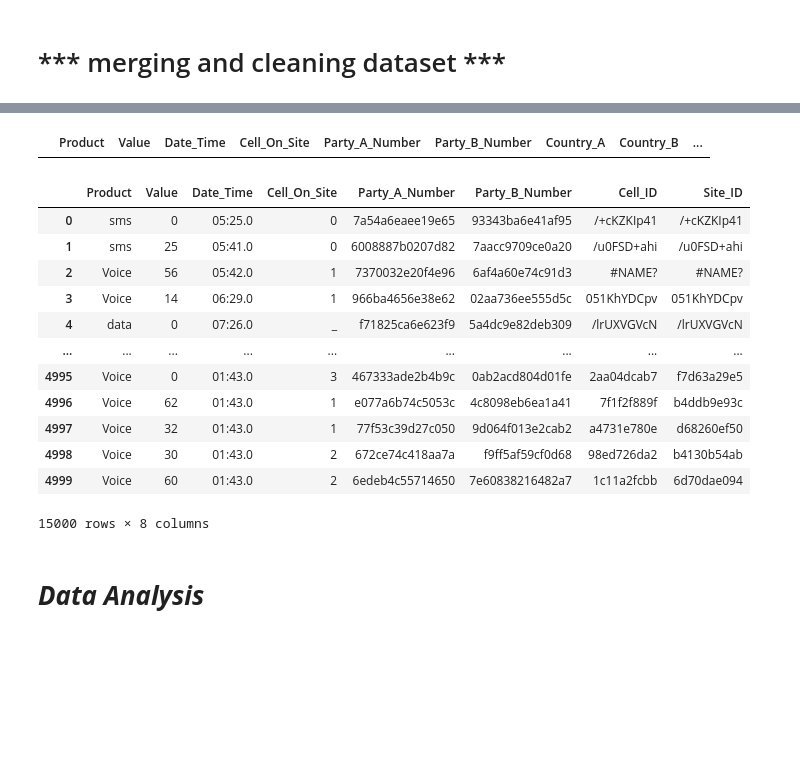
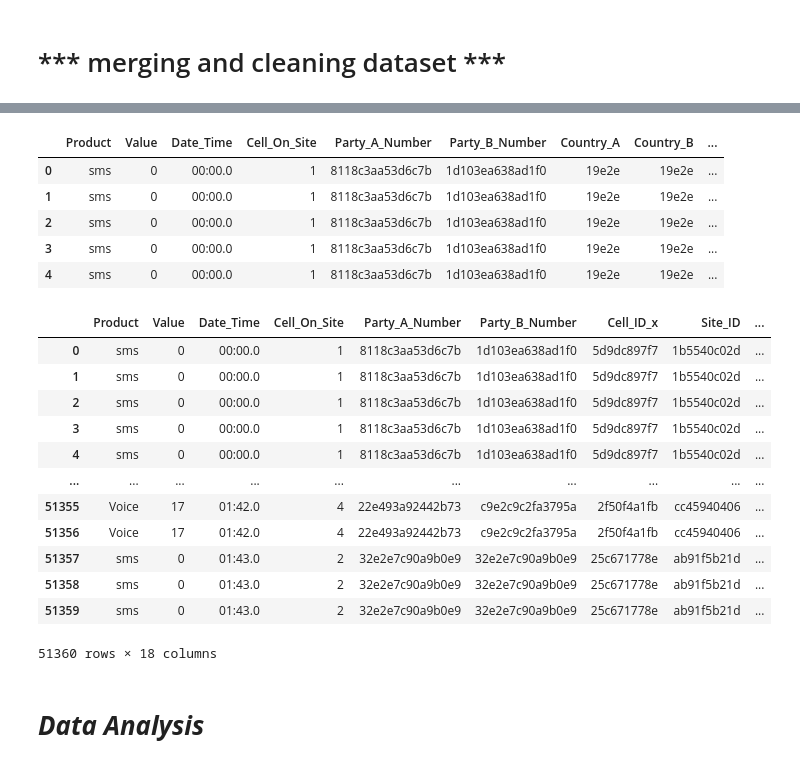
Before and after one commit to amishali/Data-analysis, a Jupyter notebook: pythonwk3ip.ipynb, the cells around one changed output, grey strips where cells are left out. Cells and saved outputs as stored; diff of their text form; code cells hidden in the pictures; blank space fills up the shorter version.

```diff
--- a/pythonwk3ip.ipynb
+++ b/pythonwk3ip.ipynb
@@ -166,28 +186,34 @@ df_final
 # %%
 #Merge CDR and Cell Data on how and the state key
-df_final_cells = pd.merge(df_cdr,df, how='inner', on=['Cell_ID'])
-df_final_cells
+df_final_cells = pd.merge(df_cdr,df, how='inner', on=['Site_ID'])
+df_final_cells.head()
+
 #df_cdr_cells.info()
 # %% [output]
 |  | Product | Value | Date_Time | Cell_On_Site | Party_A_Number | Party_B_Number | Country_A | Country_B | ... |
+| 0 | sms | 0 | 00:00.0 | 1 | 8118c3aa53d6c7b | 1d103ea638ad1f0 | 19e2e | 19e2e | ... |
+| 1 | sms | 0 | 00:00.0 | 1 | 8118c3aa53d6c7b | 1d103ea638ad1f0 | 19e2e | 19e2e | ... |
+| 2 | sms | 0 | 00:00.0 | 1 | 8118c3aa53d6c7b | 1d103ea638ad1f0 | 19e2e | 19e2e | ... |
+| 3 | sms | 0 | 00:00.0 | 1 | 8118c3aa53d6c7b | 1d103ea638ad1f0 | 19e2e | 19e2e | ... |
+| 4 | sms | 0 | 00:00.0 | 1 | 8118c3aa53d6c7b | 1d103ea638ad1f0 | 19e2e | 19e2e | ... |
 # %%
 #clean our data by droping some columns that we don't need for our anaylisis
 #Drop Not required Columns
-df_final.drop(['Country_A', 'Country_B'], axis=1, inplace=True)
-df_final # print our data frame
+df_final_cells.drop(['Country_A', 'Country_B'], axis=1, inplace=True)
+df_final_cells # print our data frame
 # %% [output]
-|  | Product | Value | Date_Time | Cell_On_Site | Party_A_Number | Party_B_Number | Cell_ID | Site_ID |
-| 0 | sms | 0 | 05:25.0 | 0 | 7a54a6eaee19e65 | 93343ba6e41af95 | /+cKZKIp41 | /+cKZKIp41 |
-| 1 | sms | 25 | 05:41.0 | 0 | 6008887b0207d82 | 7aacc9709ce0a20 | /u0FSD+ahi | /u0FSD+ahi |
-| 2 | Voice | 56 | 05:42.0 | 1 | 7370032e20f4e96 | 6af4a60e74c91d3 | #NAME? | #NAME? |
-| 3 | Voice | 14 | 06:29.0 | 1 | 966ba4656e38e62 | 02aa736ee555d5c | 051KhYDCpv | 051KhYDCpv |
-| 4 | data | 0 | 07:26.0 | _ | f71825ca6e623f9 | 5a4dc9e82deb309 | /lrUXVGVcN | /lrUXVGVcN |
-| ... | ... | ... | ... | ... | ... | ... | ... | ... |
-| 4995 | Voice | 0 | 01:43.0 | 3 | 467333ade2b4b9c | 0ab2acd804d01fe | 2aa04dcab7 | f7d63a29e5 |
-| 4996 | Voice | 62 | 01:43.0 | 1 | e077a6b74c5053c | 4c8098eb6ea1a41 | 7f1f2f889f | b4ddb9e93c |
-| 4997 | Voice | 32 | 01:43.0 | 1 | 77f53c39d27c050 | 9d064f013e2cab2 | a4731e780e | d68260ef50 |
-| 4998 | Voice | 30 | 01:43.0 | 2 | 672ce74c418aa7a | f9ff5af59cf0d68 | 98ed726da2 | b4130b54ab |
-| 4999 | Voice | 60 | 01:43.0 | 2 | 6edeb4c55714650 | 7e60838216482a7 | 1c11a2fcbb | 6d70dae094 |
+|  | Product | Value | Date_Time | Cell_On_Site | Party_A_Number | Party_B_Number | Cell_ID_x | Site_ID | ... |
+| 0 | sms | 0 | 00:00.0 | 1 | 8118c3aa53d6c7b | 1d103ea638ad1f0 | 5d9dc897f7 | 1b5540c02d | ... |
+| 1 | sms | 0 | 00:00.0 | 1 | 8118c3aa53d6c7b | 1d103ea638ad1f0 | 5d9dc897f7 | 1b5540c02d | ... |
+| 2 | sms | 0 | 00:00.0 | 1 | 8118c3aa53d6c7b | 1d103ea638ad1f0 | 5d9dc897f7 | 1b5540c02d | ... |
+| 3 | sms | 0 | 00:00.0 | 1 | 8118c3aa53d6c7b | 1d103ea638ad1f0 | 5d9dc897f7 | 1b5540c02d | ... |
+| 4 | sms | 0 | 00:00.0 | 1 | 8118c3aa53d6c7b | 1d103ea638ad1f0 | 5d9dc897f7 | 1b5540c02d | ... |
+| ... | ... | ... | ... | ... | ... | ... | ... | ... | ... |
+| 51355 | Voice | 17 | 01:42.0 | 4 | 22e493a92442b73 | c9e2c9c2fa3795a | 2f50f4a1fb | cc45940406 | ... |
+| 51356 | Voice | 17 | 01:42.0 | 4 | 22e493a92442b73 | c9e2c9c2fa3795a | 2f50f4a1fb | cc45940406 | ... |
+| 51357 | sms | 0 | 01:43.0 | 2 | 32e2e7c90a9b0e9 | 32e2e7c90a9b0e9 | 25c671778e | ab91f5b21d | ... |
+| 51358 | sms | 0 | 01:43.0 | 2 | 32e2e7c90a9b0e9 | 32e2e7c90a9b0e9 | 25c671778e | ab91f5b21d | ... |
+| 51359 | sms | 0 | 01:43.0 | 2 | 32e2e7c90a9b0e9 | 32e2e7c90a9b0e9 | 25c671778e | ab91f5b21d | ... |
-15000 rows × 8 columns
+51360 rows × 18 columns
 # %%
 #Change data types of date columns which are storing date values to date for ease of calculation
```
Also changed, not shown: parts of 15 cells of this notebook.
